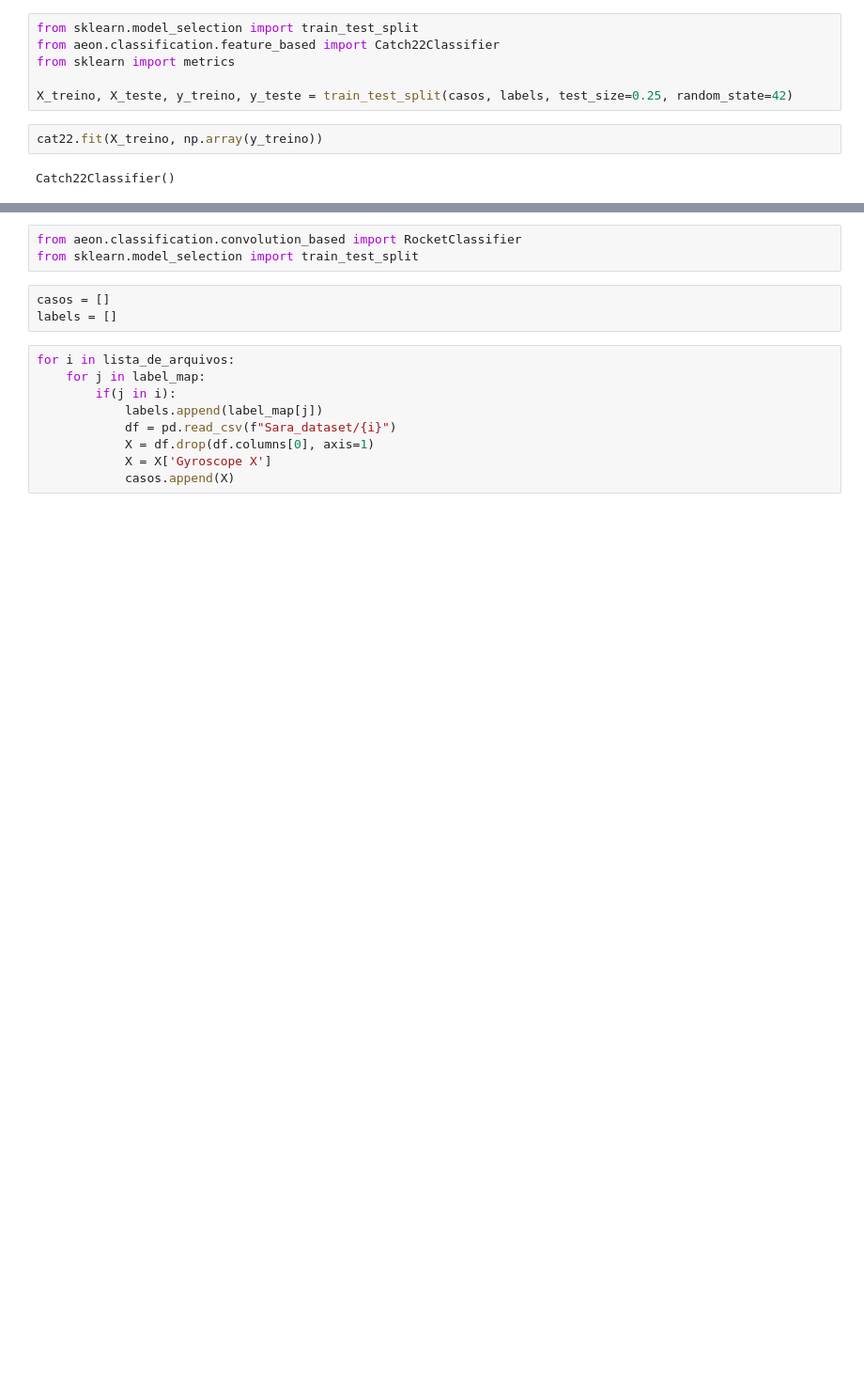
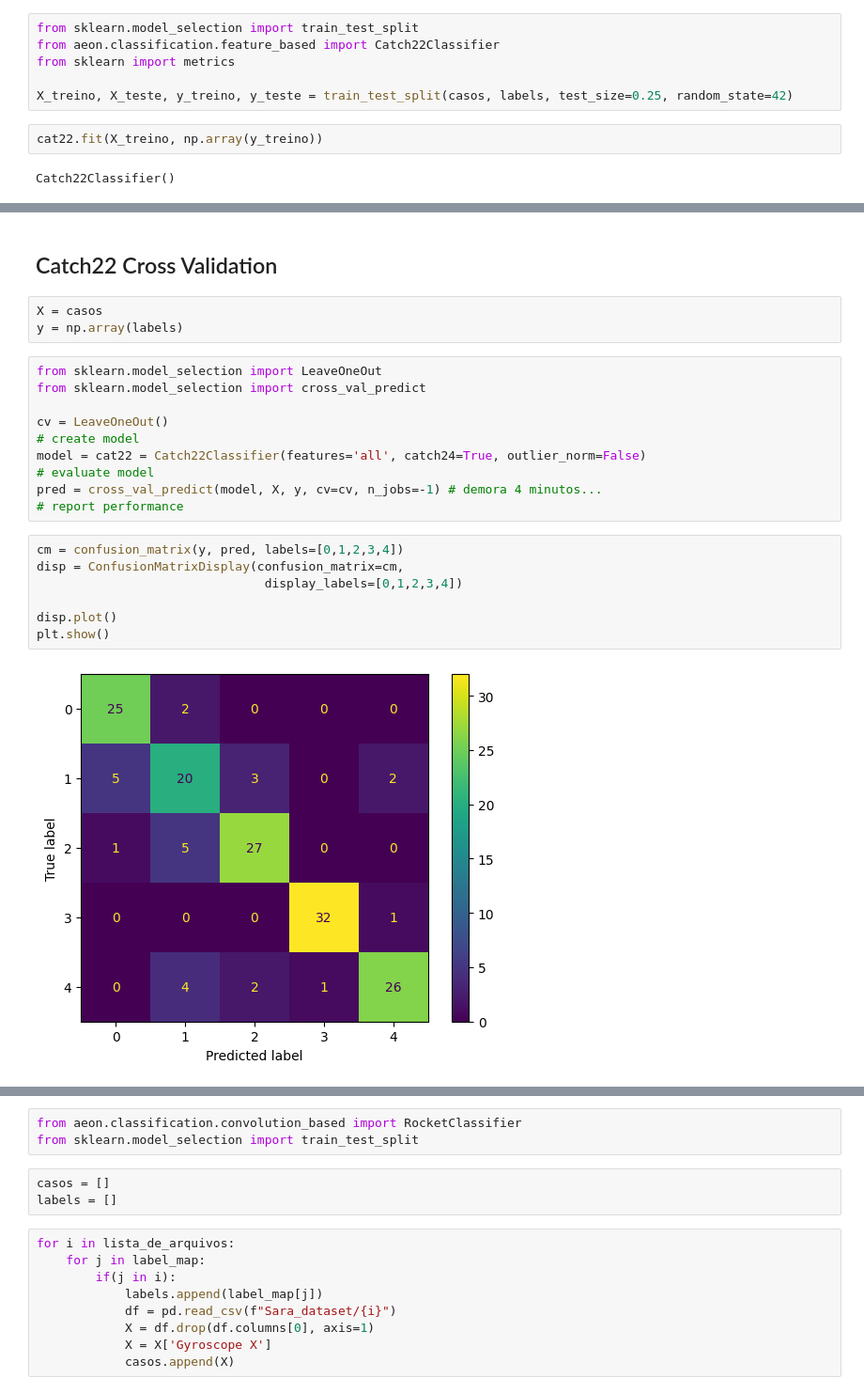
Before and after one commit to rzimmerdev/ml-anomaly, a Jupyter notebook: catch22.ipynb, the cells around one changed output, grey strips where cells are left out. Shown at 94% size. Saved outputs shown, nothing was run; the diff lists cells and outputs as text; blank space fills up the shorter version.

```diff
--- a/catch22.ipynb
+++ b/catch22.ipynb
@@ -59,0 +60,24 @@ plt.show()
+# %% [markdown]
+## Catch22 Cross Validation
+# %%
+X = casos
+y = np.array(labels)
+# %%
+from sklearn.model_selection import LeaveOneOut
+from sklearn.model_selection import cross_val_predict
+
+cv = LeaveOneOut()
+# create model
+model = cat22 = Catch22Classifier(features='all', catch24=True, outlier_norm=False)
+# evaluate model
+pred = cross_val_predict(model, X, y, cv=cv, n_jobs=-1) # demora 4 minutos...
+# report performance
+# %%
+cm = confusion_matrix(y, pred, labels=[0,1,2,3,4])
+disp = ConfusionMatrixDisplay(confusion_matrix=cm,
+                               display_labels=[0,1,2,3,4])
+
+disp.plot()
+plt.show()
+# %% [output]
+[figure, added]
```
Also changed, not shown: parts of 9 cells of this notebook.
